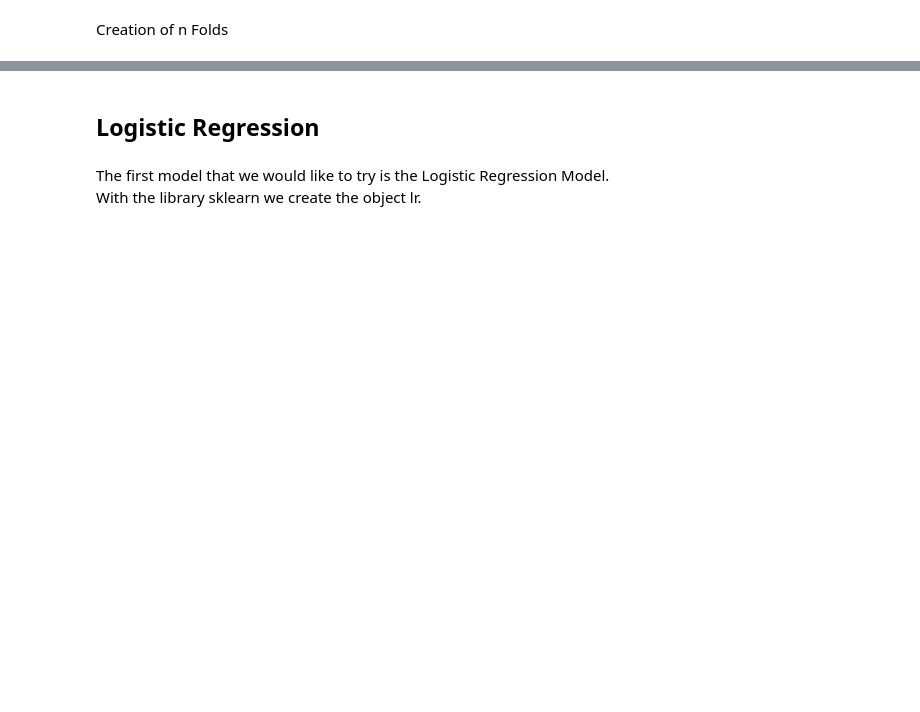
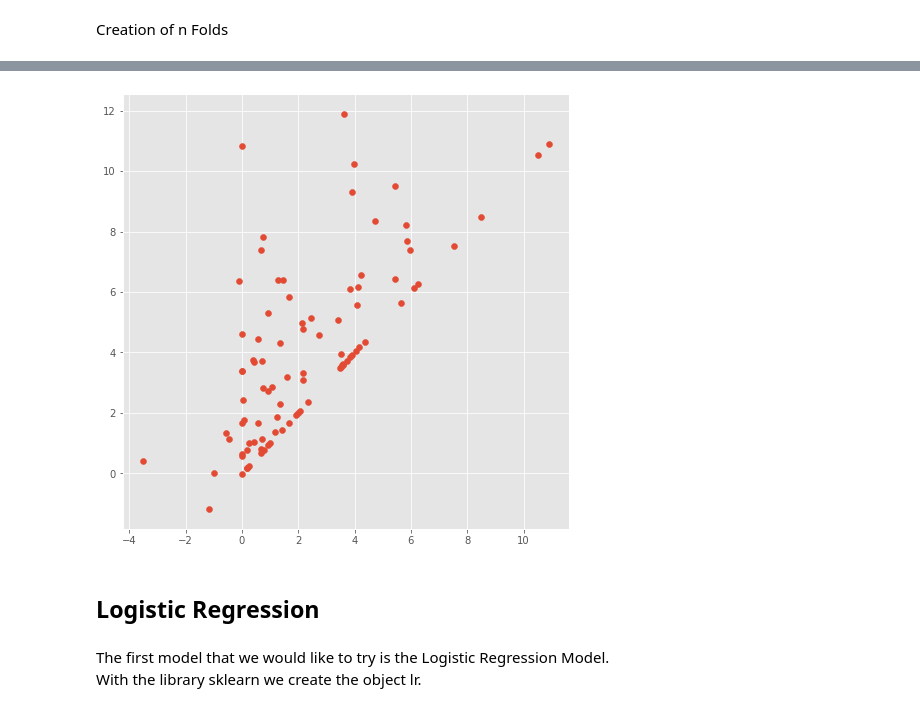
Before and after one commit to andreapiodantonio/data_science_project_dismi_adantonio_oczerwisnki, a Jupyter notebook: startup_classificator/startup_classificator.ipynb, the cells around one changed output, grey strips where cells are left out. Cells and saved outputs as stored; diff of their text form; code cells hidden in the pictures; blank space fills up the shorter version.

```diff
--- a/startup_classificator/startup_classificator.ipynb
+++ b/startup_classificator/startup_classificator.ipynb
@@ -446,3 +516,10 @@ folds = StratifiedKFold(n_splits=10)
+# %%
+plt.figure(figsize=(8,8))
+
+plt.scatter(x=X_test[:,[0]], y=X_test[:,[1]])
+plt.show()
+# %% [output]
+[figure, added]
 # %% [markdown]
 ## Logistic Regression
 # %%
```
Also changed, not shown: parts of 39 cells of this notebook.
